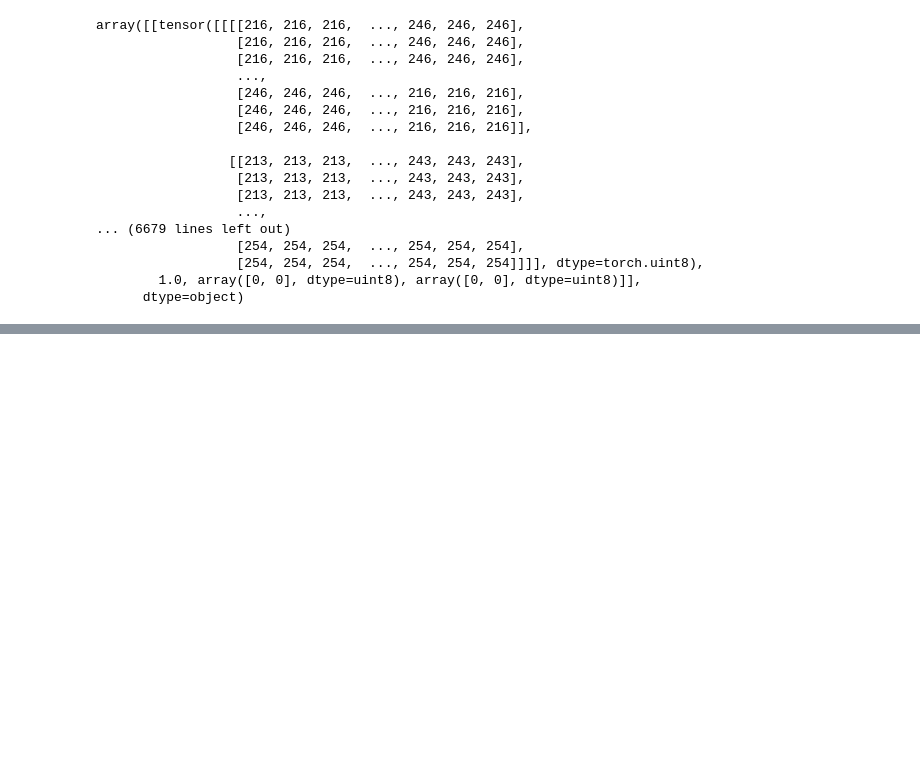
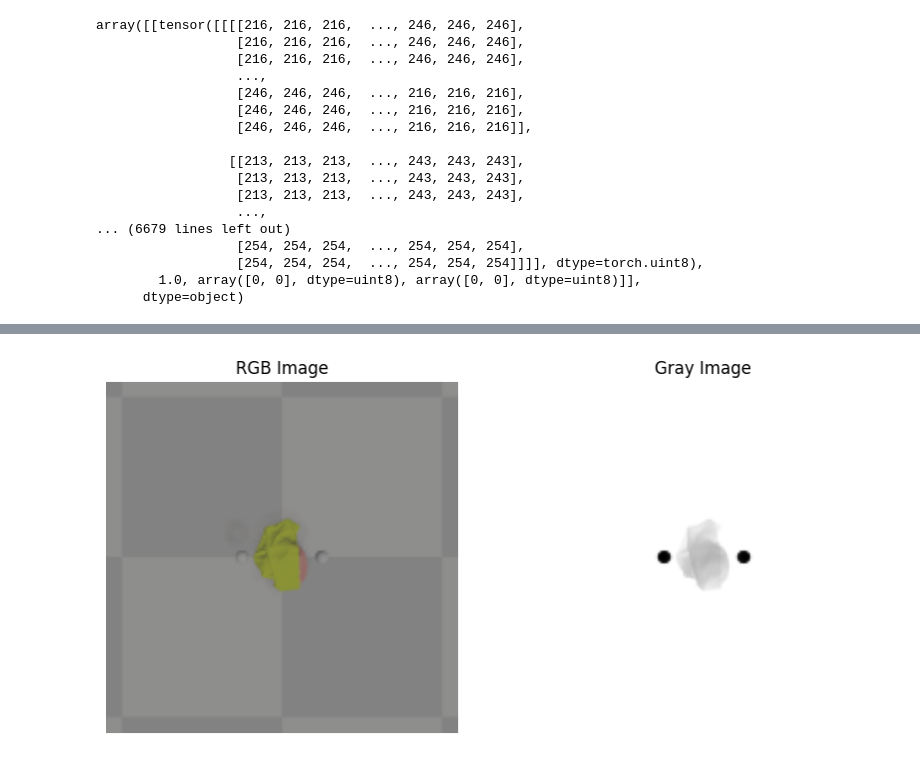
Before and after one commit to nguyentrungnghia1998/equiRL, a Jupyter notebook: equi/test.ipynb, the cells around one changed output, grey strips where cells are left out. Cells and saved outputs as stored; diff of their text form; code cells hidden in the pictures; blank space fills up the shorter version.

```diff
--- a/equi/test.ipynb
+++ b/equi/test.ipynb
@@ -102,0 +88,21 @@ for i in range(20):
+# %%
+from matplotlib import pyplot as plt
+
+def plot_rgb_and_gray_images(tensor, k):
+    # Extract the RGB images from the first column [:3, 168, 168]
+    rgb_images = tensor[:3]
+    # Extract the grayscale images from the second column [3, 168, 168]
+    gray_images = tensor[3]
+    # Plot RGB images in the first column
+    plt.figure(figsize=(10, 5))
+    plt.subplot(1, 2, 1)
+    plt.imshow(rgb_images.permute(1, 2, 0).cpu().numpy())
+    plt.title("RGB Image")
+    plt.axis('off')
+    # Plot grayscale images in the second column
+    plt.subplot(1, 2, 2)
+    plt.imshow(gray_images.cpu().numpy(), cmap='gray')
+    plt.title("Gray Image")
+    plt.axis('off')
+    plt.savefig(f'{k}.png')
+    plt.close()
@@ -102,0 +118,4 @@ for i in range(20):
+# %%
+plot_rgb_and_gray_images(obs)
+# %% [output]
+[figure, added]
```
Also changed, not shown: parts of 10 cells of this notebook, 9 other files.
